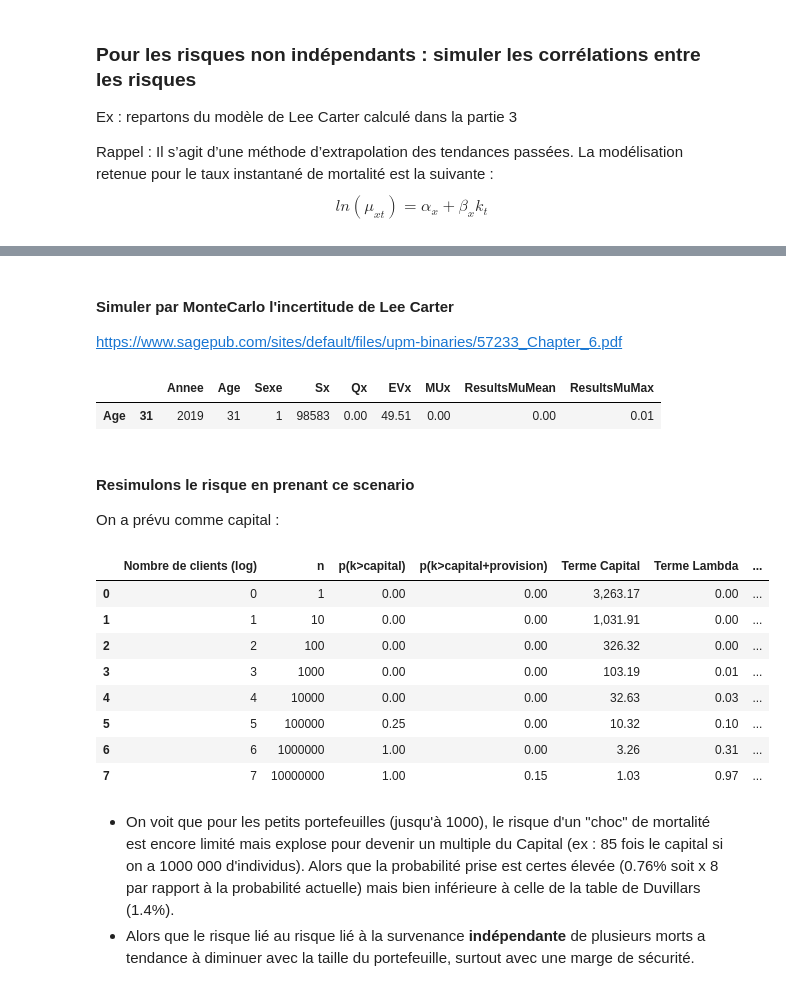
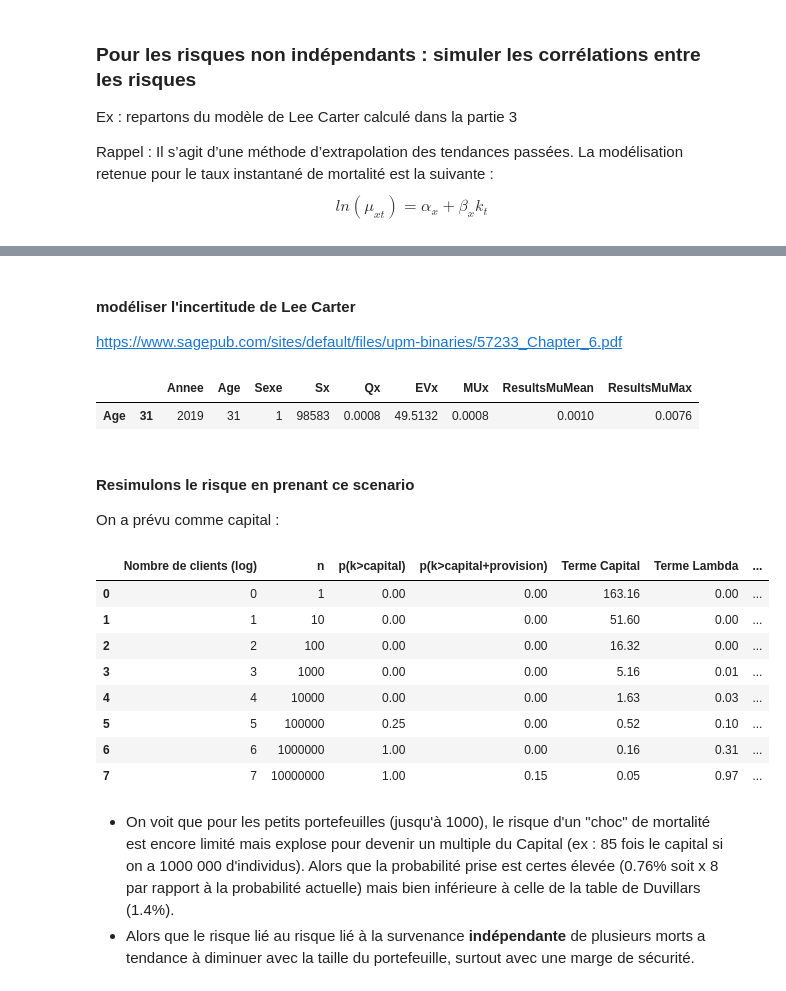
Before and after one commit to RessourcesActuariat/ActuariatVieCNAM, a Jupyter notebook: Cours Solvabilité - ruine.ipynb, the cells around one changed output, grey strips where cells are left out. Drawn from its saved outputs; the diff is of its cells as text; code cells hidden in the pictures.

```diff
--- a/Cours Solvabilité - ruine.ipynb
+++ b/Cours Solvabilité - ruine.ipynb
@@ -381,15 +382,16 @@ p = 0.00094
 q = p
 
 Coeflambda = 0.01 # On prend 1% de marge pour les bénéfices
-CapitalLaCentenaire = 20000000
+CapitalLaCentenaire = 1000000
 #CapitalLaCentenaire = 0
 
 # moyenne et Variance de la loi normale
-NbreMortsMax = CapitalLaCentenaire / CapitalAssure
+k = CapitalLaCentenaire / CapitalAssure
 
-df2['Terme Capital'] = CapitalLaCentenaire / CapitalAssure /(df2['n'] * q * (1-q))**0.5
+df2['Terme Capital'] = k /(df2['n'] * q * (1-q))**0.5
 df2['Terme Lambda'] = Coeflambda  * (df2['n']* q)**.5 /(1-q)**0.5
 df2['k>Capital+Provision (Normal)'] = 1-norm.cdf(df2['Terme Capital']+df2['Terme Lambda'])
+pd.options.display.float_format = '{:,.4f}'.format
 display(df2)
 # %% [output]
 |  | Nombre de clients (log) | n | p(k>capital) | p(k>capital+provision) | Terme Capital | Terme Lambda | ... |
@@ -596,5 +612,5 @@ eval_env: 1
 # %% [markdown]
-#### Simuler par MonteCarlo l'incertitude de Lee Carter
+#### modéliser l'incertitude de Lee Carter
 https://www.sagepub.com/sites/default/files/upm-binaries/57233_Chapter_6.pdf
 # %%
 d = {'Annee': [2020], 'Age': [31],'Sexe' :[1]}
@@ -614,33 +630,33 @@ df['ResultsMuMax']=dfLeeCarterSimu.summary_frame(alpha=0.005)['mean_ci_upper']
 display(df[(df['Age']==31)&(df['Annee']==2019)])
 # %% [output]
 |  |  | Annee | Age | Sexe | Sx | Qx | EVx | MUx | ResultsMuMean | ResultsMuMax |
-| Age | 31 | 2019 | 31 | 1 | 98583 | 0.00 | 49.51 | 0.00 | 0.00 | 0.01 |
+| Age | 31 | 2019 | 31 | 1 | 98583 | 0.0008 | 49.5132 | 0.0008 | 0.0010 | 0.0076 |
 # %% [markdown]
 #### Resimulons le risque en prenant ce scenario
 On a prévu comme capital :
 # %%
 CapitalLaCentenaire = 20000000
 p = 0.00094
 p_reel = 0.007599
 n = 100000
 
 df2['Provision'] = p * CapitalAssure * df2['n']
 df2['Marge'] = p * CapitalAssure * df2['n'] * Coeflambda
 
-df2['ResultatPctCapital'] = -((p_reel * CapitalAssure * df2['n']) + df2['Provision']) /CapitalLaCentenaire
+df2['ResultatPctCapital'] = (-(p_reel * CapitalAssure * df2['n']) + df2['Provision'] +df2['Marge']) /CapitalLaCentenaire
 #Calcul de la perte comme un pourcentage du capital
 pd.options.display.float_format = '{:,.2f}'.format
 display(df2)
 # %% [output]
 |  | Nombre de clients (log) | n | p(k>capital) | p(k>capital+provision) | Terme Capital | Terme Lambda | ... |
-| 0 | 0 | 1 | 0.00 | 0.00 | 3,263.17 | 0.00 | ... |
-| 1 | 1 | 10 | 0.00 | 0.00 | 1,031.91 | 0.00 | ... |
-| 2 | 2 | 100 | 0.00 | 0.00 | 326.32 | 0.00 | ... |
-| 3 | 3 | 1000 | 0.00 | 0.00 | 103.19 | 0.01 | ... |
-| 4 | 4 | 10000 | 0.00 | 0.00 | 32.63 | 0.03 | ... |
-| 5 | 5 | 100000 | 0.25 | 0.00 | 10.32 | 0.10 | ... |
-| 6 | 6 | 1000000 | 1.00 | 0.00 | 3.26 | 0.31 | ... |
-| 7 | 7 | 10000000 | 1.00 | 0.15 | 1.03 | 0.97 | ... |
+| 0 | 0 | 1 | 0.00 | 0.00 | 163.16 | 0.00 | ... |
+| 1 | 1 | 10 | 0.00 | 0.00 | 51.60 | 0.00 | ... |
+| 2 | 2 | 100 | 0.00 | 0.00 | 16.32 | 0.00 | ... |
+| 3 | 3 | 1000 | 0.00 | 0.00 | 5.16 | 0.01 | ... |
+| 4 | 4 | 10000 | 0.00 | 0.00 | 1.63 | 0.03 | ... |
+| 5 | 5 | 100000 | 0.25 | 0.00 | 0.52 | 0.10 | ... |
+| 6 | 6 | 1000000 | 1.00 | 0.00 | 0.16 | 0.31 | ... |
+| 7 | 7 | 10000000 | 1.00 | 0.15 | 0.05 | 0.97 | ... |
 # %% [markdown]
 - On voit que pour les petits portefeuilles (jusqu'à 1000), le risque d'un "choc" de mortalité est encore limité mais explose pour devenir un multiple du Capital (ex : 85 fois le capital si on a 1000 000 d'individus). Alors que la probabilité prise est certes élevée (0.76% soit x 8 par rapport à la probabilité actuelle) mais bien inférieure à celle de la table de Duvillars (1.4%).
 - Alors que le risque lié au risque lié à la survenance **indépendante** de plusieurs morts a tendance à diminuer avec la taille du portefeuille, surtout avec une marge de sécurité.
```
Also changed, not shown: parts of 54 cells of this notebook.
